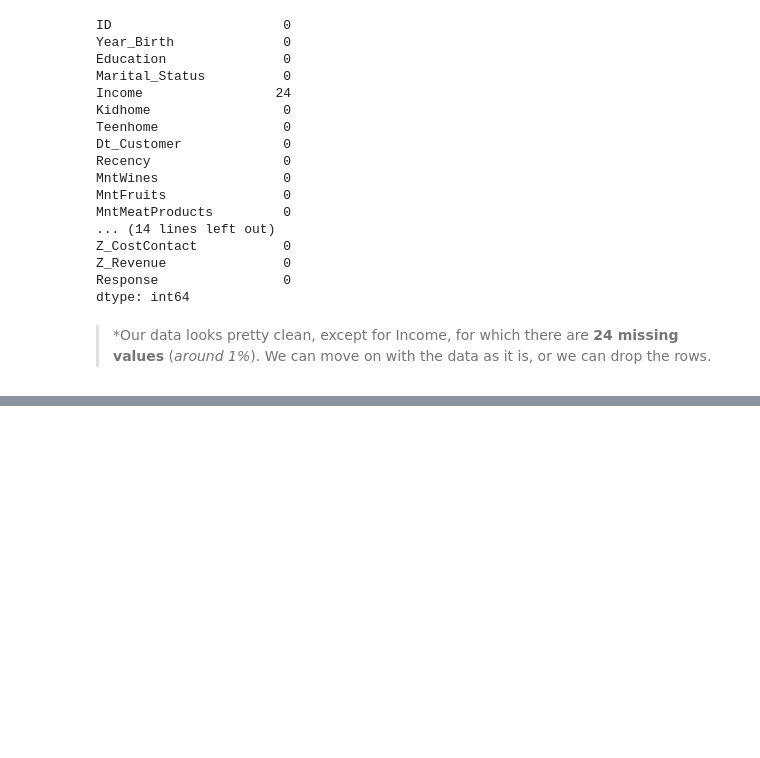
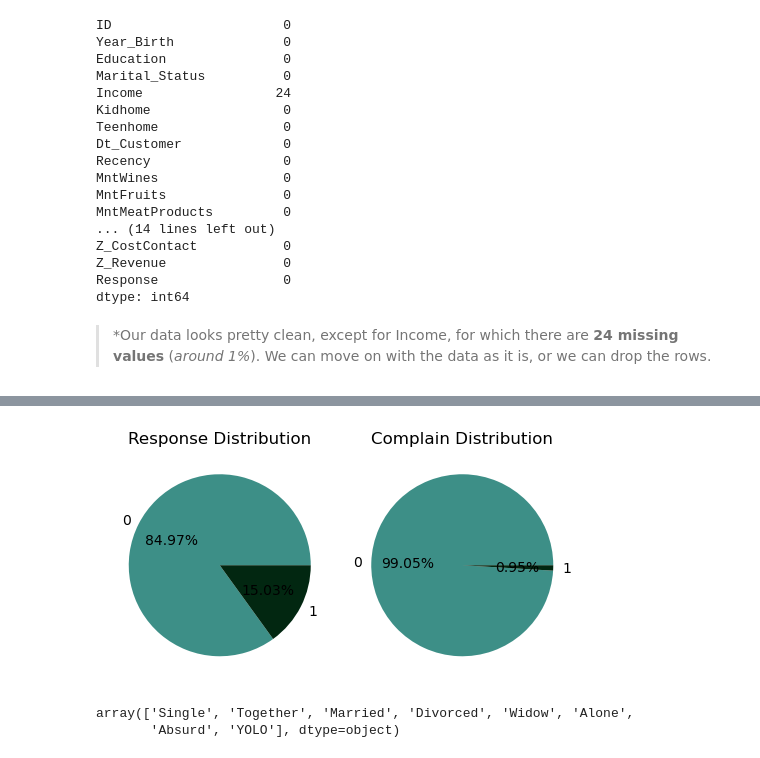
Before and after one commit to Kiran0R0Patil/exploratory-data-analysis-1, a Jupyter notebook: marketing_campaign_analysis.ipynb, the cells around one changed output, grey strips where cells are left out. Saved outputs shown, nothing was run; the diff lists cells and outputs as text; code cells hidden in the pictures; blank space fills up the shorter version.

```diff
--- a/marketing_campaign_analysis.ipynb
+++ b/marketing_campaign_analysis.ipynb
@@ -250,0 +238,31 @@ plt.show()
+# %%
+# Get the value counts for 'Response'
+response_counts = data['Response'].value_counts()
+
+# Get the value counts for 'Complain'
+complain_counts = data['Complain'].value_counts()
+
+# Create a figure with two subplots
+fig, axes = plt.subplots(nrows=1, ncols=2, figsize=(5, 3))
+
+# Create the pie plot for 'Response' in the first subplot
+axes[0].pie(response_counts, labels=response_counts.index, autopct='%.2f%%', colors=yncolor)
+axes[0].set_title('Response Distribution')
+
+# Create the pie plot for 'Complain' in the second subplot
+axes[1].pie(complain_counts, labels=complain_counts.index, autopct='%.2f%%', colors=yncolor)
+axes[1].set_title('Complain Distribution')
+
+# Adjust spacing between subplots
+fig.tight_layout()
+
+# Display the plot
+plt.show()
+# %% [output]
+[figure, added]
+# %%
+# marital status
+data['Marital_Status'].unique() # to check unique values
+# %% [output]
+array(['Single', 'Together', 'Married', 'Divorced', 'Widow', 'Alone',
+       'Absurd', 'YOLO'], dtype=object)
```
Also changed, not shown: parts of 33 cells of this notebook.
